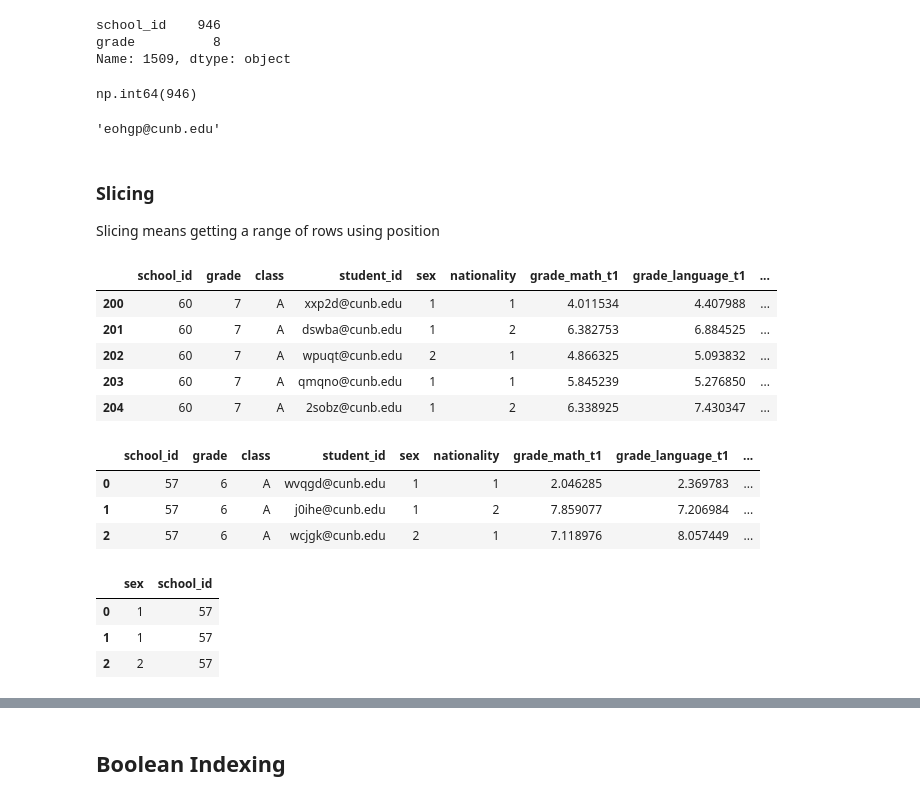
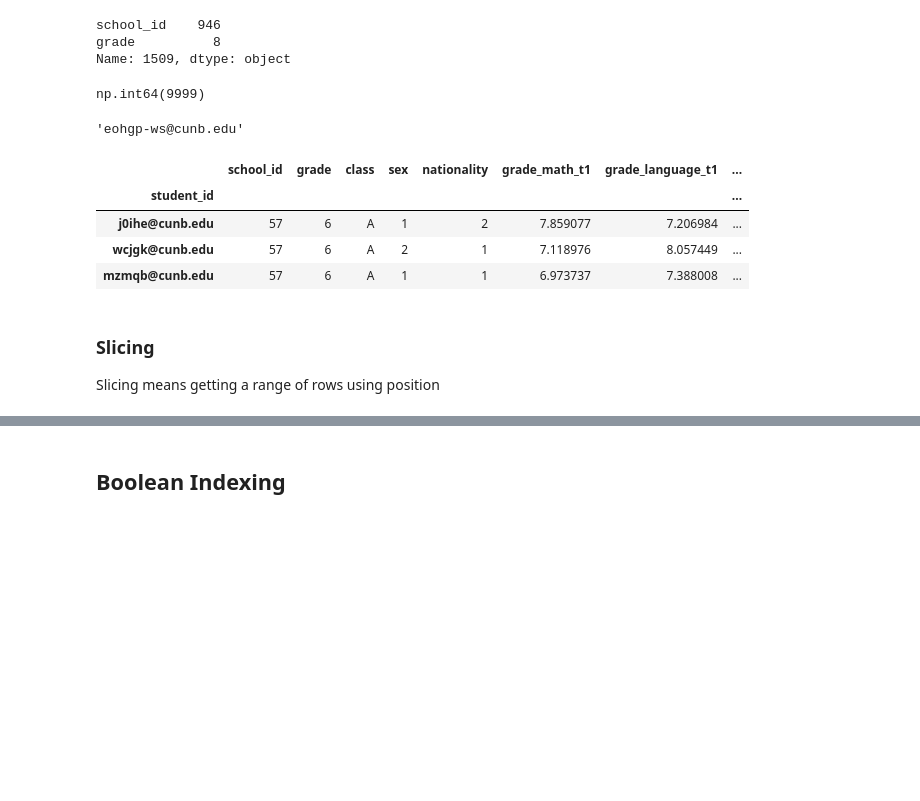
Before and after one commit to MaCoZu/python_notebooks, a Jupyter notebook: Pandas/02_Pandas_Selecting_Indexing_Filtering.ipynb, the cells around one changed output, grey strips where cells are left out. Cells and saved outputs as stored; diff of their text form; code cells hidden in the pictures; blank space fills up the shorter version.

```diff
--- a/Pandas/02_Pandas_Selecting_Indexing_Filtering.ipynb
+++ b/Pandas/02_Pandas_Selecting_Indexing_Filtering.ipynb
@@ -59,38 +59,33 @@ grade          8
 Name: 1509, dtype: object
 # %%
 # indexing by row/col name
+df.at[1509, "school_id"]  = 9999  # set value of single cell
 df.at[1509, "school_id"]  # single cell
 # %% [output]
-np.int64(946)
+np.int64(9999)
 # %%
 # indexing by row/col position
+df.iat[1509, 3] = "eohgp-ws@cunb.edu" # update value of single cell
 df.iat[1509, 3] # row 1509, col 3 (email)
 # %% [output]
-'eohgp@cunb.edu'
+'eohgp-ws@cunb.edu'
+# %%
+df.loc[200:204]  # select rows by name sliced -> from : to
+df[200:204]  # select rows by index sliced -> from : to
+
+# names in the index
+df_id = df.set_index("student_id", drop=True)
+df_id.loc[['j0ihe@cunb.edu', 'mzmqb@cunb.edu']]
+# df_id.iloc[['j0ihe@cunb.edu', 'mzmqb@cunb.edu']] # does not work because iloc only accepts integer positions
+
+df_id[1:4]
+df_id.iloc[1:4]
+# %% [output]
+|  | school_id | grade | class | sex | nationality | grade_math_t1 | grade_language_t1 | ... |
+| student_id |  |  |  |  |  |  |  | ... |
+| j0ihe@cunb.edu | 57 | 6 | A | 1 | 2 | 7.859077 | 7.206984 | ... |
+| wcjgk@cunb.edu | 57 | 6 | A | 2 | 1 | 7.118976 | 8.057449 | ... |
+| mzmqb@cunb.edu | 57 | 6 | A | 1 | 1 | 6.973737 | 7.388008 | ... |
 # %% [markdown]
 ### Slicing
 Slicing means getting a range of rows using position
-# %%
-df.loc[200: 204]  # select rows by name sliced -> from : to
-# %% [output]
-|  | school_id | grade | class | student_id | sex | nationality | grade_math_t1 | grade_language_t1 | ... |
-| 200 | 60 | 7 | A | xxp2d@cunb.edu | 1 | 1 | 4.011534 | 4.407988 | ... |
-| 201 | 60 | 7 | A | dswba@cunb.edu | 1 | 2 | 6.382753 | 6.884525 | ... |
-| 202 | 60 | 7 | A | wpuqt@cunb.edu | 2 | 1 | 4.866325 | 5.093832 | ... |
-| 203 | 60 | 7 | A | qmqno@cunb.edu | 1 | 1 | 5.845239 | 5.276850 | ... |
-| 204 | 60 | 7 | A | 2sobz@cunb.edu | 1 | 2 | 6.338925 | 7.430347 | ... |
-# %%
-df.iloc[0:3]  # first 3 rows by index
-# %% [output]
-|  | school_id | grade | class | student_id | sex | nationality | grade_math_t1 | grade_language_t1 | ... |
-| 0 | 57 | 6 | A | wvqgd@cunb.edu | 1 | 1 | 2.046285 | 2.369783 | ... |
-| 1 | 57 | 6 | A | j0ihe@cunb.edu | 1 | 2 | 7.859077 | 7.206984 | ... |
-| 2 | 57 | 6 | A | wcjgk@cunb.edu | 2 | 1 | 7.118976 | 8.057449 | ... |
-# %%
-# slicing rows, columns
-df.loc[:2, ["sex", "school_id"]]  # slice of rows and selection of columns
-# %% [output]
-|  | sex | school_id |
-| 0 | 1 | 57 |
-| 1 | 1 | 57 |
-| 2 | 2 | 57 |
```
Also changed, not shown: parts of 17 cells of this notebook, 6 other files.
